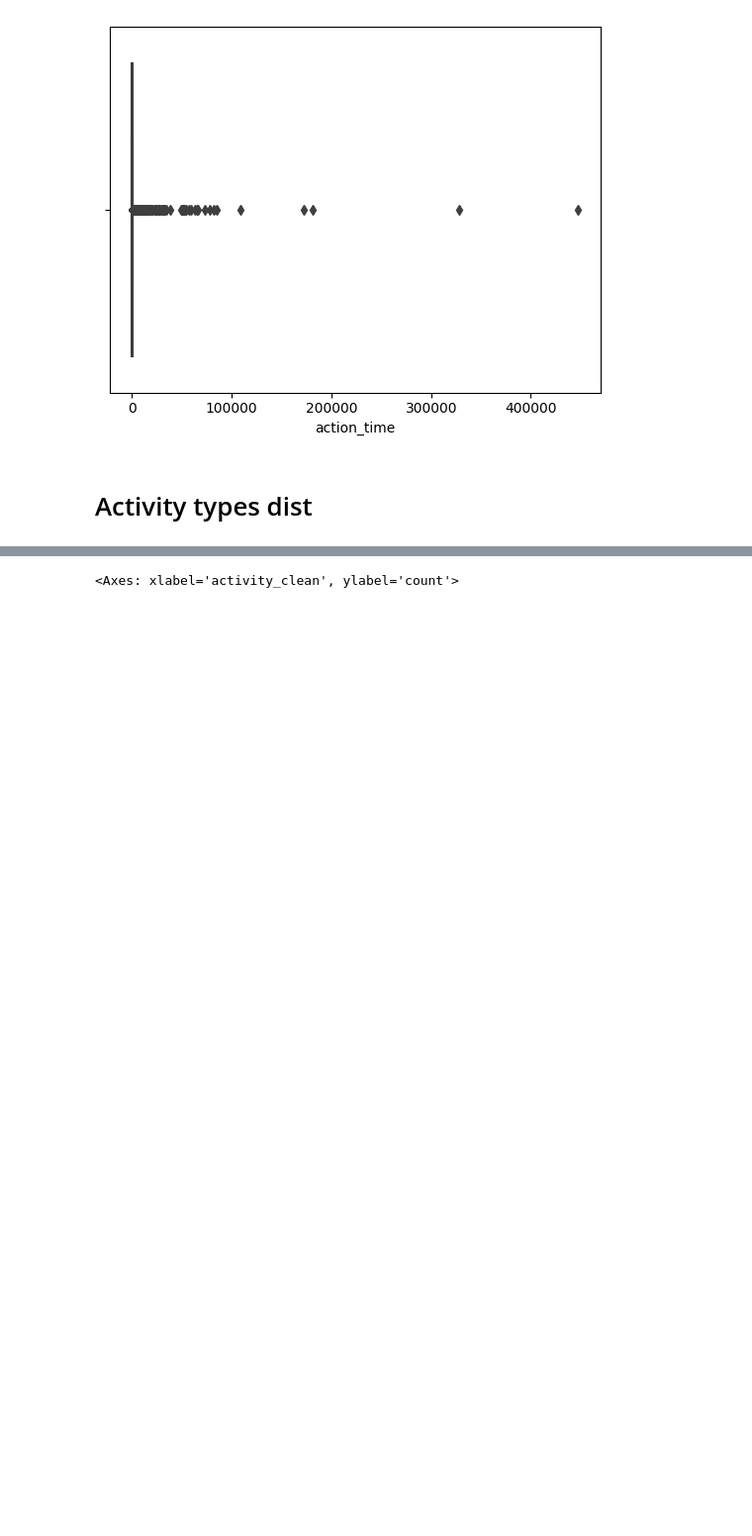
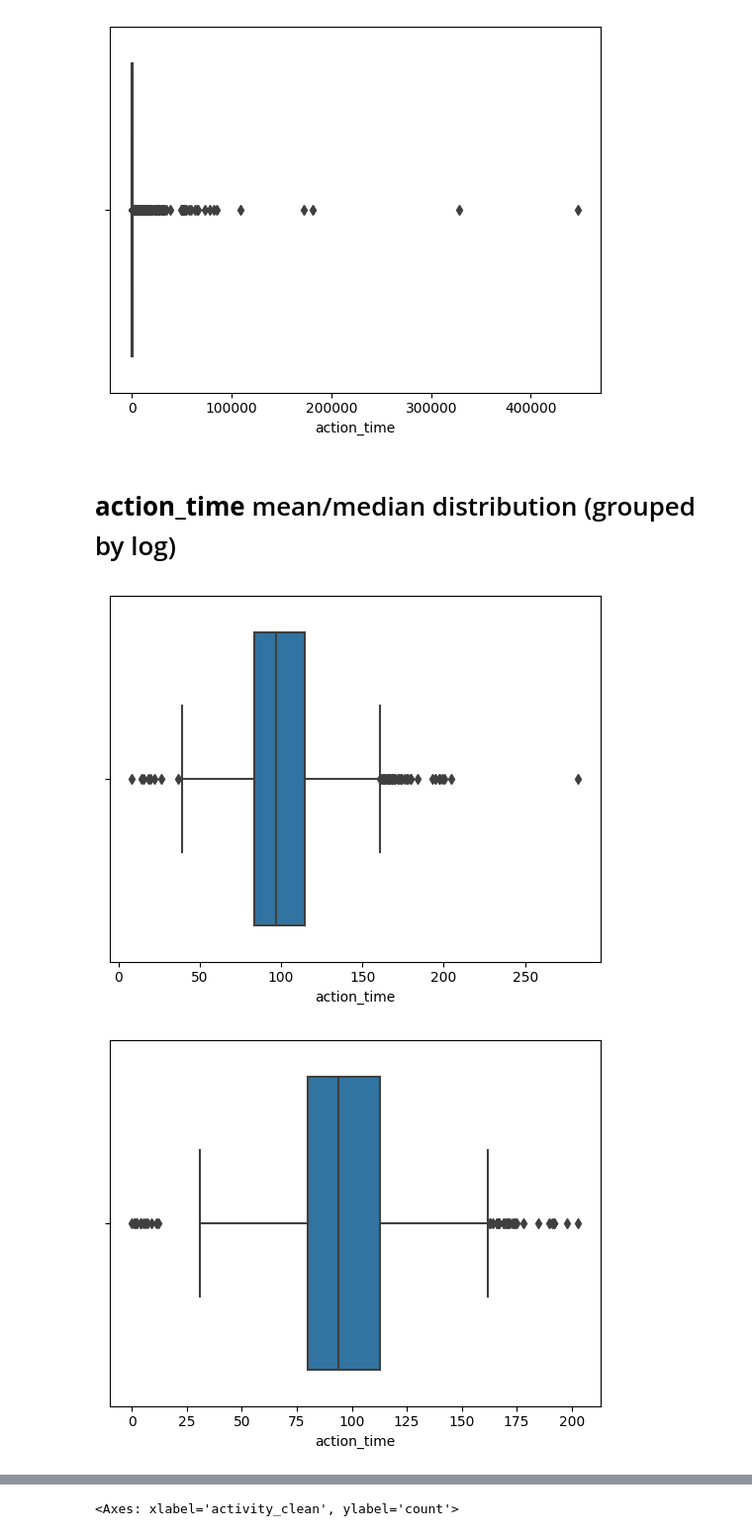
Before and after one commit to elna4os/linking-writing-processes-to-writing-quality, a Jupyter notebook: code/EDA.ipynb, the cells around one changed output, grey strips where cells are left out. Shown at 99% size. Cells and saved outputs as stored; diff of their text form; code cells hidden in the pictures; blank space fills up the shorter version.

```diff
--- a/code/EDA.ipynb
+++ b/code/EDA.ipynb
@@ -80,5 +81,13 @@ sns.boxplot(data=train_logs, x='action_time')
 # %% [output]
 <Axes: xlabel='action_time'>
 [figure]
-# %% [markdown]
-# Activity types dist
+# %% [markdown]
+# **action_time** mean/median distribution (grouped by log)
+# %%
+sns.boxplot(data=train_logs[['id', 'action_time']].groupby('id').mean(), x='action_time')
+plt.show()
+sns.boxplot(data=train_logs[['id', 'action_time']].groupby('id').median(), x='action_time')
+plt.show()
+# %% [output]
+[figure, added]
+[figure, added]
```
Also changed, not shown: parts of 22 cells of this notebook, 3 other files.
